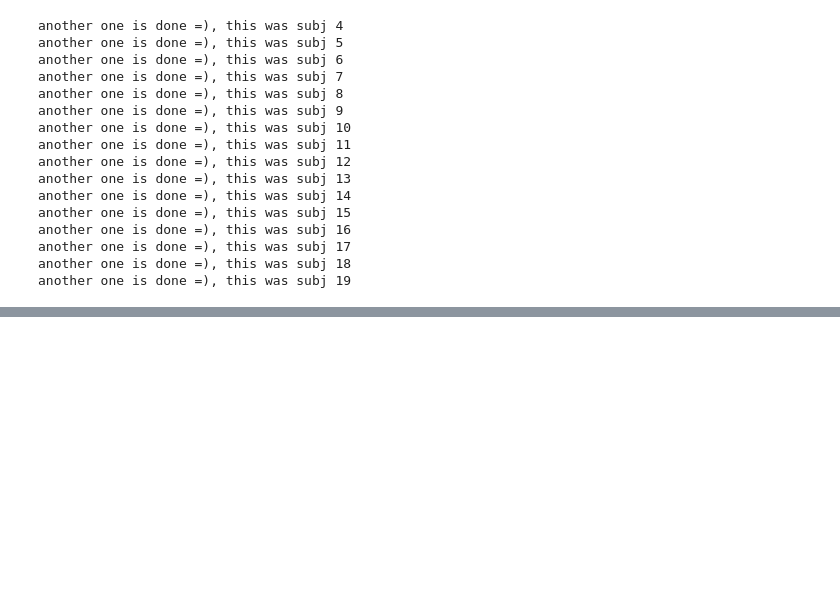
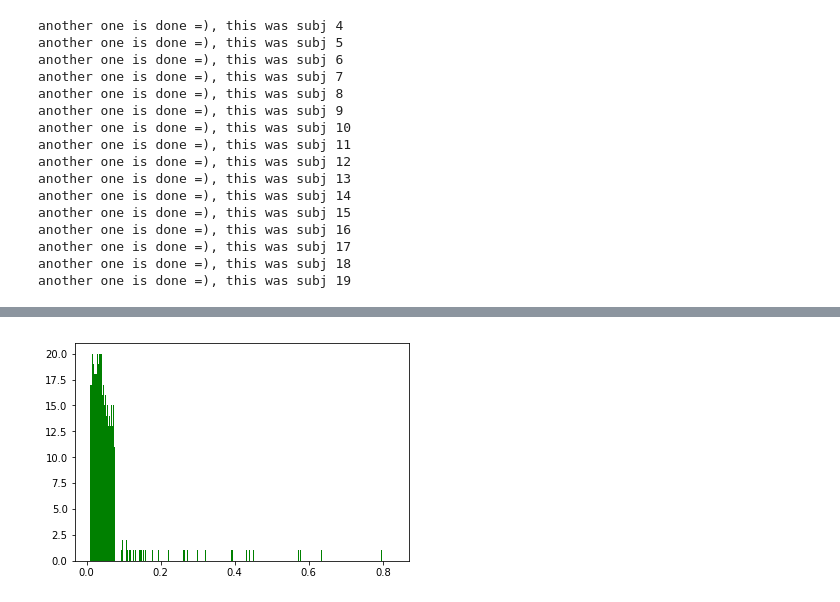
Before and after one commit to JaapVanDerAar/project_pac, a Jupyter notebook: pac_jupyter/detect_pac.ipynb, the cells around one changed output, grey strips where cells are left out. Drawn from its saved outputs; the diff is of its cells as text; code cells hidden in the pictures; blank space fills up the shorter version.

```diff
--- a/pac_jupyter/detect_pac.ipynb
+++ b/pac_jupyter/detect_pac.ipynb
@@ -19,21 +21,6 @@ os.chdir(r'C:\Users\jaapv\Desktop\master\VoytekLab')
 # dataset
 dataset = 'fixation_pwrlaw'
 fs = 1000
-
-# subj info
-subj = 16
-ch = 17
-
-# get the filename
-sub_label = subjects[subj] + '_base'
-filename = os.path.join(os.getcwd(), dataset, 'data', sub_label)
-
-# load data
-dataStruct = sp.io.loadmat(filename)
-data = dataStruct['data']
-locs = dataStruct['locs']
-
-sig = data[:,ch]
 # %%
 #%% Filtering and circle correlation functions
 
@@ -76,7 +63,7 @@ amplitude_providing_band = [80, 125]; #80-125 Hz band
 #### This will be saved in the output structure PAC_presence
 
 # create output matrix of 20 * 64 (subj * channels)
-PAC_presence = np.full((20,64),np.nan)
+PAC_presence = np.full((2,20,64),np.nan)
 
 # for every subject
 for subj in range(len(subjects)):
@@ -90,32 +77,41 @@ for subj in range(len(subjects)):
     data = dataStruct['data']
     locs = dataStruct['locs']
 
+    # how much data we want
+    data = data[50000:70000] # 50 to 70 second part
+
     # for every channel
     for ch in range(len(locs)):
 
 
-
         #calculating phase of theta of 20 seconds of the signal
-        phase_data = butter_bandpass_filter(data[50000:70000,ch], phase_providing_band[0], phase_providing_band[1], round(float(fs)));
+        phase_data = butter_bandpass_filter(data[:,ch], phase_providing_band[0], phase_providing_band[1], round(float(fs)));
         phase_data_hilbert = hilbert(phase_data);
         phase_data_angle = np.angle(phase_data_hilbert);
 
         #calculating amplitude envelope of high gamma of 20 seconds of the signal
-        amp_data = butter_bandpass_filter(data[50000:70000,ch], amplitude_providing_band[0], amplitude_providing_band[1], round(float(fs)));
+        amp_data = butter_bandpass_filter(data[:,ch], amplitude_providing_band[0], amplitude_providing_band[1], round(float(fs)));
         amp_data_hilbert = hilbert(amp_data);
         amp_data_abs = abs(amp_data_hilbert);
 
+        # on which part of the data we want to calculate PAC
+        phase_data_angle = phase_data_angle[10000:12000] # 10 to 15s (which corresponds with 60 to 62s of the data)
+        amp_data_abs = amp_data_abs[10000:12000]         # 10 to 15s (which corresponds with 60 to 62s of the data)
+
+
         # calculate PAC using circCorr function on 2 seconds of the data
-        PAC_values = circCorr(phase_data_angle[10000:12000], amp_data_abs[10000:12000])
+        PAC_values = circCorr(phase_data_angle, amp_data_abs)
 
         # save whether there is PAC or not in the matrix
         if PAC_values[1] <= 0.05:
 
-            PAC_presence[subj, ch] = 1
+            PAC_presence[0, subj, ch] = 1
 
         elif PAC_values[1] > 0.05:
 
-            PAC_presence[subj, ch] = 0
+            PAC_presence[0, subj, ch] = 0
+
+        PAC_presence[1, subj, ch] = PAC_values[1]
 
 
     print('another one is done =), this was subj', subj)
@@ -148,0 +187,6 @@ np.save('PAC_presence_2s_6062.npy', PAC_presence)
+# %%
+# show P-values
+plt.hist(PAC_presence[1,:,:], facecolor='g')
+plt.show()
+# %% [output]
+[figure, added]
```
Also changed, not shown: parts of 6 cells of this notebook, 6 other files.
